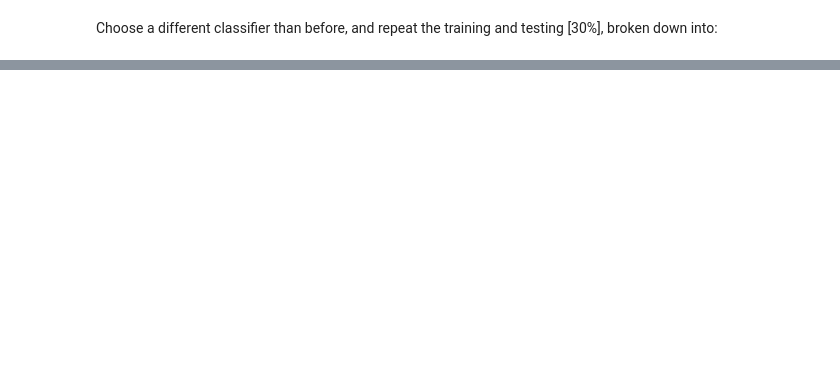
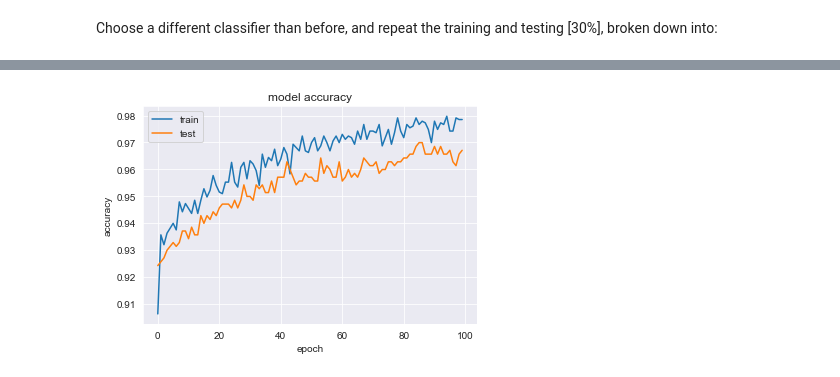
Before and after one commit to D4N18L/Facial_Expression_Code, a Jupyter notebook: Facial_Expression.ipynb, the cells around one changed output, grey strips where cells are left out. Drawn from its saved outputs; the diff is of its cells as text; code cells hidden in the pictures; blank space fills up the shorter version.

```diff
--- a/Facial_Expression.ipynb
+++ b/Facial_Expression.ipynb
@@ -749,0 +726,4 @@ broken down into:
+# %%
+from sklearn.model_selection import train_test_split
+
+cnn_relative_x_a_std_train,cnn_relative_x_a_std_test,cnn_relative_y_a_train,cnn_relative_y_a_test = train_test_split(cnn_relative_x_a_std,cnn_relative_y_a,test_size=0.3,random_state=42)
@@ -749,0 +820,5 @@ broken down into:
+# %%
+cnn_relative_y_a_test_cat = to_categorical(cnn_relative_y_a_test) #
+cnn_relative_y_a_train_cat = to_categorical(cnn_relative_y_a_train)
+cnn_negative_y_a_test_cat = to_categorical(cnn_negative_y_a_test)
+cnn_negative_y_a_train_cat = to_categorical(cnn_negative_y_a_train)
@@ -749,0 +827,14 @@ broken down into:
+# %%
+Rel_cnn_model = Cnn(X_train=cnn_relative_x_a_std_train,
+                y_train=cnn_relative_y_a_train_cat,
+                X_test=cnn_relative_x_a_std_test,
+                y_test=cnn_relative_y_a_test_cat,
+                num_classes=2,
+                num_filters=32,
+                filter_size=3,
+                pool_size=2,
+                dropout_rate=0.9,
+                hidden_layer_size=128,
+                learning_rate=0.001,
+                batch_size=32,
+                epochs=100)
@@ -749,0 +843,2 @@ broken down into:
+# %%
+Rel_cnn_model.train_model()
@@ -749,0 +863,4 @@ broken down into:
+# %%
+Rel_cnn_model.plot_history()
+# %% [output]
+[figure, added]
```
Also changed, not shown: parts of 120 cells of this notebook, 15 other files.
